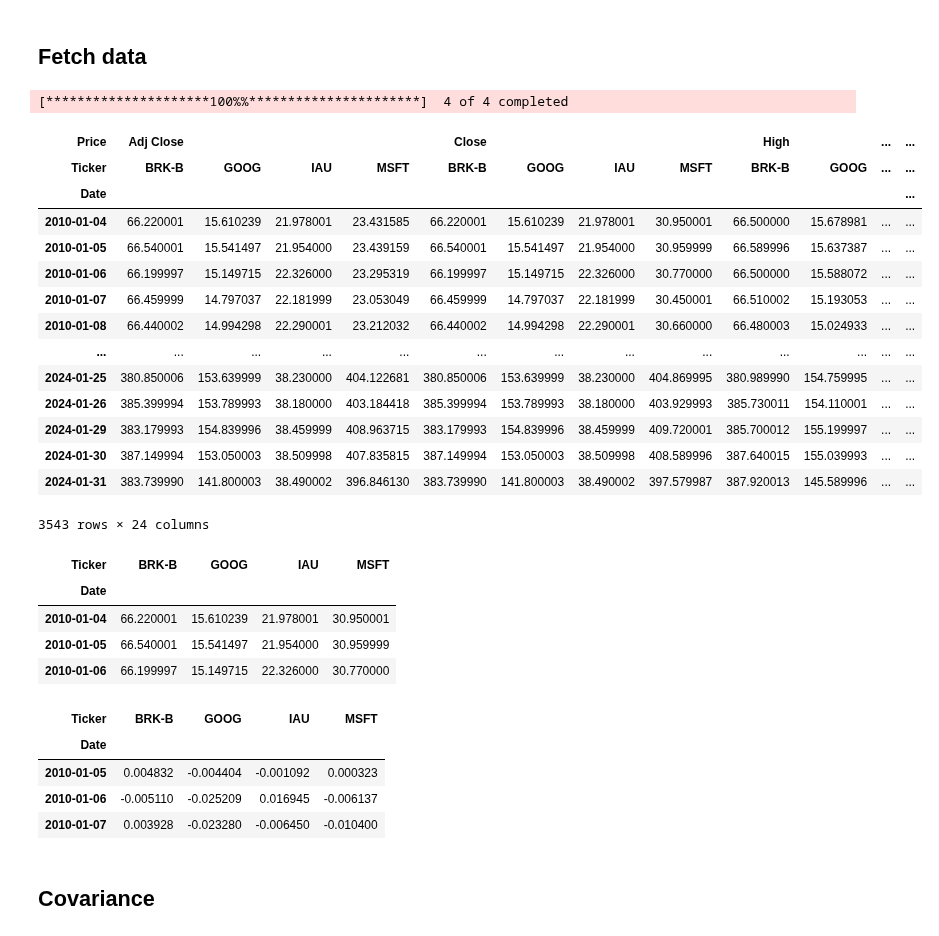
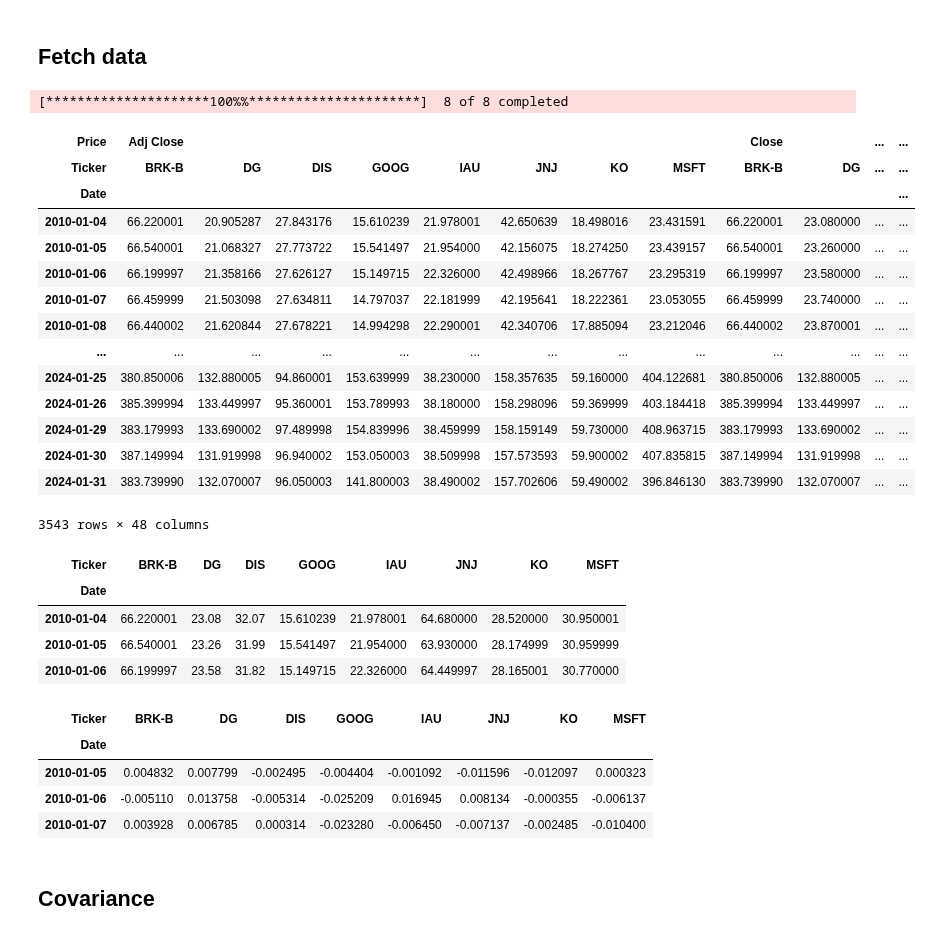
Before and after one commit to UlissesMorais/N-assets-allocation-simulation-model, a Jupyter notebook: historical-risk.ipynb, the cells around one changed output. Saved outputs shown, nothing was run; the diff lists cells and outputs as text; code cells hidden in the pictures.

```diff
--- a/historical-risk.ipynb
+++ b/historical-risk.ipynb
@@ -27,46 +27,46 @@ def fetch_stock_data(tickers, start_date, end_date, interval):
     return data
 # %%
 # select tickers
-tickers = ["GOOG", "IAU", "MSFT", "BRK-B"] #, "BRK-B", "IAU", "GOOG", "AMZN", "AAPL", "TSM", "BAC", "WFC"]  #VALE, KO, JNJ, DG, DIS, SPY
+tickers = ["IAU", "GOOG", "MSFT", "BRK-B", "KO", "JNJ", "DG", "DIS"] #, "BRK-B", "IAU", "GOOG", "AMZN", "AAPL", "TSM", "BAC", "WFC"]  #VALE, KO, JNJ, DG, DIS, SPY
 
 # date format YYYY-MM-DD
 start_date = "2010-01-01"
 end_date = "2024-02-01"
 
 # time interval to take the cotations, in this case monthly
 interval= "1d"
 
 stock_data = fetch_stock_data(tickers, start_date, end_date, interval)
 
 display(stock_data)
 # %% [output]
-[*********************100%%**********************]  4 of 4 completed
+[*********************100%%**********************]  8 of 8 completed
-| Price | Adj Close |  |  |  | Close |  |  |  | High |  | ... | ... |
-| Ticker | BRK-B | GOOG | IAU | MSFT | BRK-B | GOOG | IAU | MSFT | BRK-B | GOOG | ... | ... |
+| Price | Adj Close |  |  |  |  |  |  |  | Close |  | ... | ... |
+| Ticker | BRK-B | DG | DIS | GOOG | IAU | JNJ | KO | MSFT | BRK-B | DG | ... | ... |
 | Date |  |  |  |  |  |  |  |  |  |  |  | ... |
-| 2010-01-04 | 66.220001 | 15.610239 | 21.978001 | 23.431585 | 66.220001 | 15.610239 | 21.978001 | 30.950001 | 66.500000 | 15.678981 | ... | ... |
-| 2010-01-05 | 66.540001 | 15.541497 | 21.954000 | 23.439159 | 66.540001 | 15.541497 | 21.954000 | 30.959999 | 66.589996 | 15.637387 | ... | ... |
-| 2010-01-06 | 66.199997 | 15.149715 | 22.326000 | 23.295319 | 66.199997 | 15.149715 | 22.326000 | 30.770000 | 66.500000 | 15.588072 | ... | ... |
-| 2010-01-07 | 66.459999 | 14.797037 | 22.181999 | 23.053049 | 66.459999 | 14.797037 | 22.181999 | 30.450001 | 66.510002 | 15.193053 | ... | ... |
-| 2010-01-08 | 66.440002 | 14.994298 | 22.290001 | 23.212032 | 66.440002 | 14.994298 | 22.290001 | 30.660000 | 66.480003 | 15.024933 | ... | ... |
+| 2010-01-04 | 66.220001 | 20.905287 | 27.843176 | 15.610239 | 21.978001 | 42.650639 | 18.498016 | 23.431591 | 66.220001 | 23.080000 | ... | ... |
+| 2010-01-05 | 66.540001 | 21.068327 | 27.773722 | 15.541497 | 21.954000 | 42.156075 | 18.274250 | 23.439157 | 66.540001 | 23.260000 | ... | ... |
+| 2010-01-06 | 66.199997 | 21.358166 | 27.626127 | 15.149715 | 22.326000 | 42.498966 | 18.267767 | 23.295319 | 66.199997 | 23.580000 | ... | ... |
+| 2010-01-07 | 66.459999 | 21.503098 | 27.634811 | 14.797037 | 22.181999 | 42.195641 | 18.222361 | 23.053055 | 66.459999 | 23.740000 | ... | ... |
+| 2010-01-08 | 66.440002 | 21.620844 | 27.678221 | 14.994298 | 22.290001 | 42.340706 | 17.885094 | 23.212046 | 66.440002 | 23.870001 | ... | ... |
 | ... | ... | ... | ... | ... | ... | ... | ... | ... | ... | ... | ... | ... |
-| 2024-01-25 | 380.850006 | 153.639999 | 38.230000 | 404.122681 | 380.850006 | 153.639999 | 38.230000 | 404.869995 | 380.989990 | 154.759995 | ... | ... |
-| 2024-01-26 | 385.399994 | 153.789993 | 38.180000 | 403.184418 | 385.399994 | 153.789993 | 38.180000 | 403.929993 | 385.730011 | 154.110001 | ... | ... |
-| 2024-01-29 | 383.179993 | 154.839996 | 38.459999 | 408.963715 | 383.179993 | 154.839996 | 38.459999 | 409.720001 | 385.700012 | 155.199997 | ... | ... |
-| 2024-01-30 | 387.149994 | 153.050003 | 38.509998 | 407.835815 | 387.149994 | 153.050003 | 38.509998 | 408.589996 | 387.640015 | 155.039993 | ... | ... |
-| 2024-01-31 | 383.739990 | 141.800003 | 38.490002 | 396.846130 | 383.739990 | 141.800003 | 38.490002 | 397.579987 | 387.920013 | 145.589996 | ... | ... |
+| 2024-01-25 | 380.850006 | 132.880005 | 94.860001 | 153.639999 | 38.230000 | 158.357635 | 59.160000 | 404.122681 | 380.850006 | 132.880005 | ... | ... |
+| 2024-01-26 | 385.399994 | 133.449997 | 95.360001 | 153.789993 | 38.180000 | 158.298096 | 59.369999 | 403.184418 | 385.399994 | 133.449997 | ... | ... |
+| 2024-01-29 | 383.179993 | 133.690002 | 97.489998 | 154.839996 | 38.459999 | 158.159149 | 59.730000 | 408.963715 | 383.179993 | 133.690002 | ... | ... |
+| 2024-01-30 | 387.149994 | 131.919998 | 96.940002 | 153.050003 | 38.509998 | 157.573593 | 59.900002 | 407.835815 | 387.149994 | 131.919998 | ... | ... |
+| 2024-01-31 | 383.739990 | 132.070007 | 96.050003 | 141.800003 | 38.490002 | 157.702606 | 59.490002 | 396.846130 | 383.739990 | 132.070007 | ... | ... |
-3543 rows × 24 columns
+3543 rows × 48 columns
 # %%
 # select only the closing price
 df_close = stock_data.Close.copy()
 # df_close.info()
 df_close.head(3)
 # %% [output]
-| Ticker | BRK-B | GOOG | IAU | MSFT |
-| Date |  |  |  |  |
-| 2010-01-04 | 66.220001 | 15.610239 | 21.978001 | 30.950001 |
-| 2010-01-05 | 66.540001 | 15.541497 | 21.954000 | 30.959999 |
-| 2010-01-06 | 66.199997 | 15.149715 | 22.326000 | 30.770000 |
+| Ticker | BRK-B | DG | DIS | GOOG | IAU | JNJ | KO | MSFT |
+| Date |  |  |  |  |  |  |  |  |
+| 2010-01-04 | 66.220001 | 23.08 | 32.07 | 15.610239 | 21.978001 | 64.680000 | 28.520000 | 30.950001 |
+| 2010-01-05 | 66.540001 | 23.26 | 31.99 | 15.541497 | 21.954000 | 63.930000 | 28.174999 | 30.959999 |
+| 2010-01-06 | 66.199997 | 23.58 | 31.82 | 15.149715 | 22.326000 | 64.449997 | 28.165001 | 30.770000 |
 # %%
 # find the
 df_daily_return = (df_close
@@ -78,11 +78,11 @@ df_daily_return = (df_close
 # display(cov_yoy.describe())
 df_daily_return.head(3)
 # %% [output]
-| Ticker | BRK-B | GOOG | IAU | MSFT |
-| Date |  |  |  |  |
-| 2010-01-05 | 0.004832 | -0.004404 | -0.001092 | 0.000323 |
-| 2010-01-06 | -0.005110 | -0.025209 | 0.016945 | -0.006137 |
-| 2010-01-07 | 0.003928 | -0.023280 | -0.006450 | -0.010400 |
+| Ticker | BRK-B | DG | DIS | GOOG | IAU | JNJ | KO | MSFT |
+| Date |  |  |  |  |  |  |  |  |
+| 2010-01-05 | 0.004832 | 0.007799 | -0.002495 | -0.004404 | -0.001092 | -0.011596 | -0.012097 | 0.000323 |
+| 2010-01-06 | -0.005110 | 0.013758 | -0.005314 | -0.025209 | 0.016945 | 0.008134 | -0.000355 | -0.006137 |
+| 2010-01-07 | 0.003928 | 0.006785 | 0.000314 | -0.023280 | -0.006450 | -0.007137 | -0.002485 | -0.010400 |
 # %% [markdown]
 ## Covariance
 # %% [markdown]
```
Also changed, not shown: parts of 18 cells of this notebook.
